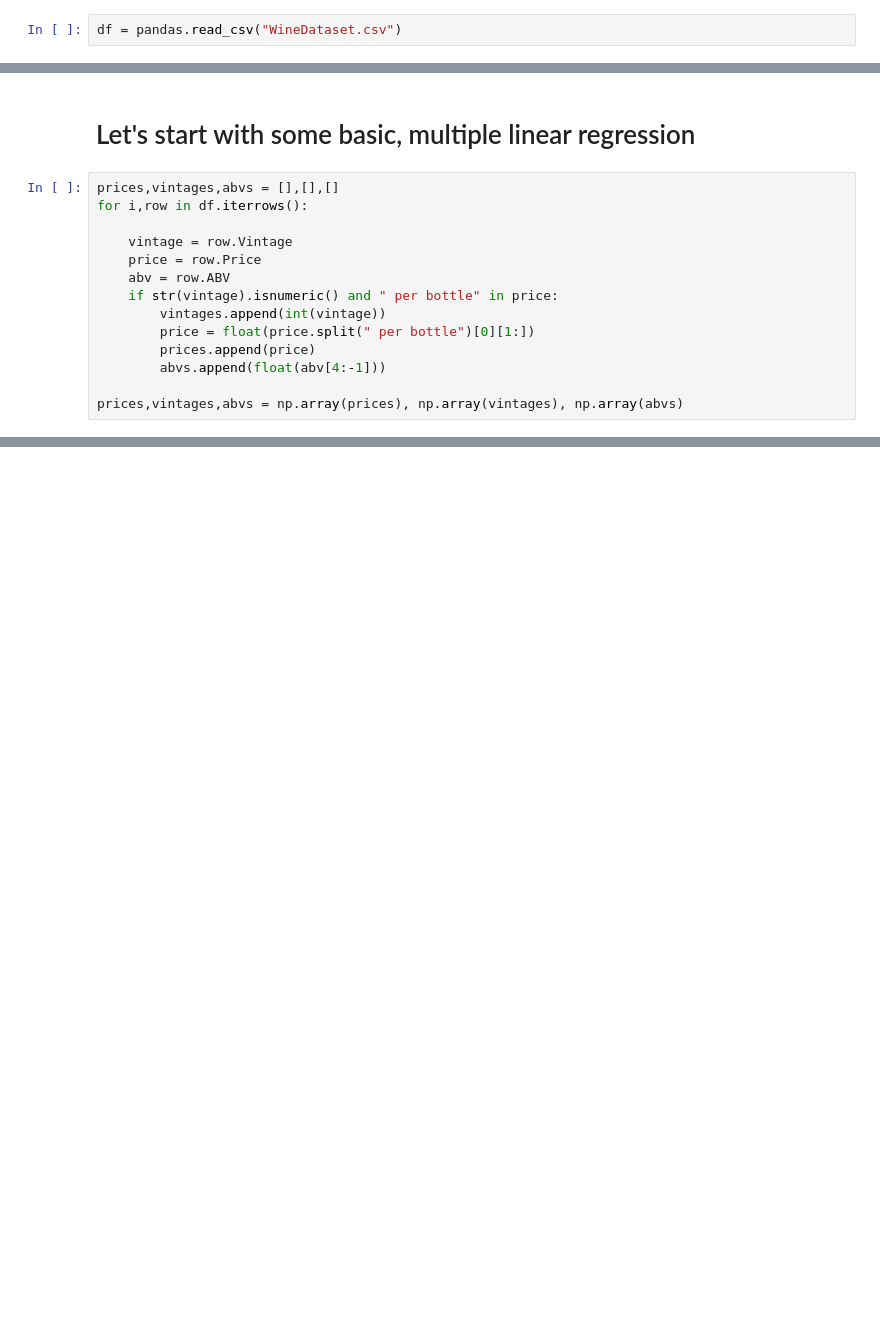
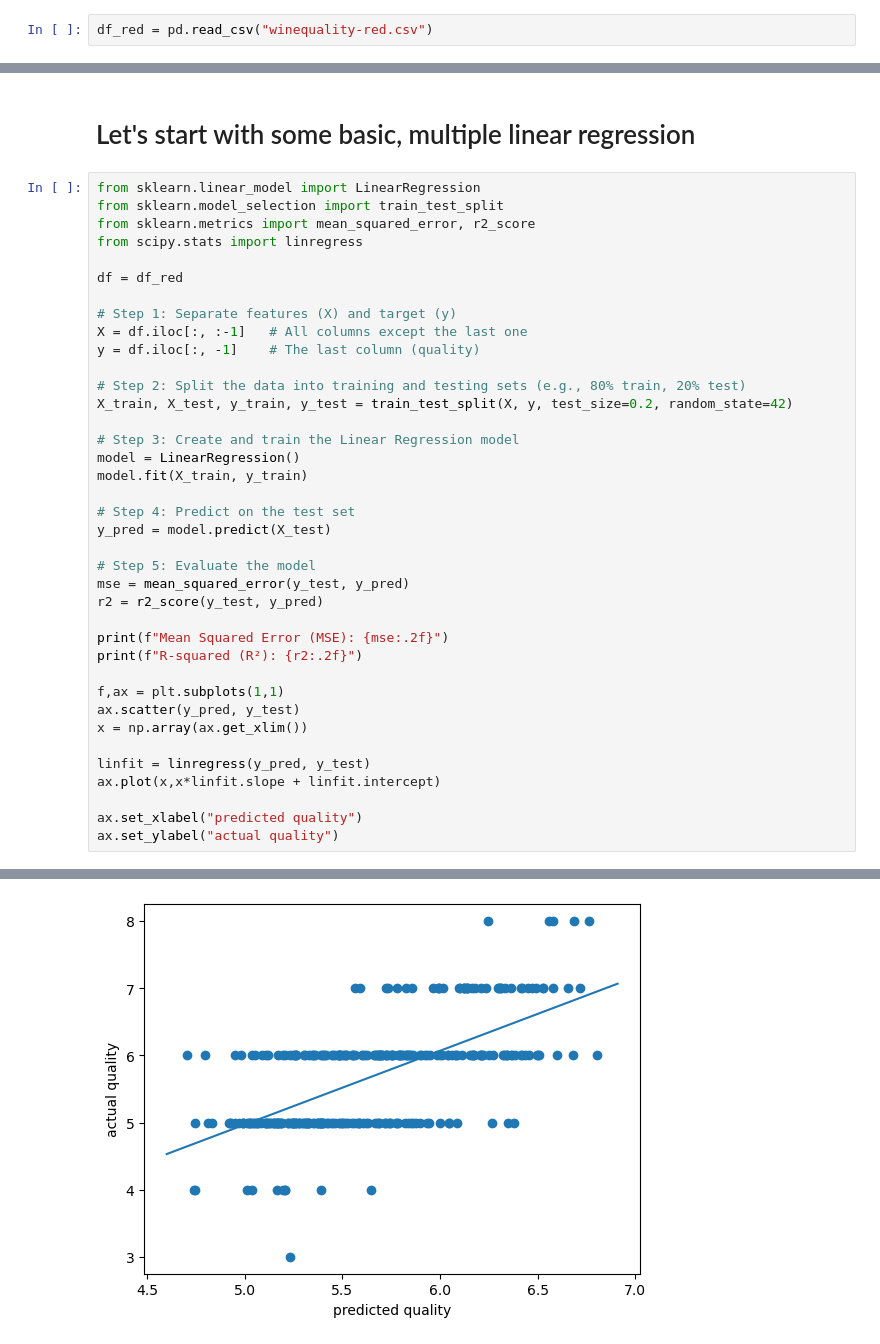
Before and after one commit to Delekof/Machine-Learning-Practice, a Jupyter notebook: main_notebook.ipynb, the cells around one changed output, grey strips where cells are left out. Drawn from its saved outputs; the diff is of its cells as text; blank space fills up the shorter version.

```diff
--- a/main_notebook.ipynb
+++ b/main_notebook.ipynb
@@ -5,4 +5,4 @@ import numpy as np
 import matplotlib.pyplot as plt
 import seaborn as sns
 # %%
-df = pandas.read_csv("WineDataset.csv")
+df_red = pd.read_csv("winequality-red.csv")
@@ -30,16 +25,41 @@ Name: 1289, dtype: object
 # %% [markdown]
 # Let's start with some basic, multiple linear regression
 # %%
-prices,vintages,abvs = [],[],[]
-for i,row in df.iterrows():
+from sklearn.linear_model import LinearRegression
+from sklearn.model_selection import train_test_split
+from sklearn.metrics import mean_squared_error, r2_score
+from scipy.stats import linregress
 
-    vintage = row.Vintage
-    price = row.Price
-    abv = row.ABV
-    if str(vintage).isnumeric() and " per bottle" in price:
-        vintages.append(int(vintage))
-        price = float(price.split(" per bottle")[0][1:])
-        prices.append(price)
-        abvs.append(float(abv[4:-1]))
+df = df_red
 
-prices,vintages,abvs = np.array(prices), np.array(vintages), np.array(abvs)
+# Step 1: Separate features (X) and target (y)
+X = df.iloc[:, :-1]   # All columns except the last one
+y = df.iloc[:, -1]    # The last column (quality)
+
+# Step 2: Split the data into training and testing sets (e.g., 80% train, 20% test)
+X_train, X_test, y_train, y_test = train_test_split(X, y, test_size=0.2, random_state=42)
+
+# Step 3: Create and train the Linear Regression model
+model = LinearRegression()
+model.fit(X_train, y_train)
+
+# Step 4: Predict on the test set
+y_pred = model.predict(X_test)
+
+# Step 5: Evaluate the model
+mse = mean_squared_error(y_test, y_pred)
+r2 = r2_score(y_test, y_pred)
+
+print(f"Mean Squared Error (MSE): {mse:.2f}")
+print(f"R-squared (R²): {r2:.2f}")
+
+f,ax = plt.subplots(1,1)
+ax.scatter(y_pred, y_test)
+x = np.array(ax.get_xlim())
+
+linfit = linregress(y_pred, y_test)
+ax.plot(x,x*linfit.slope + linfit.intercept)
+
+ax.set_xlabel("predicted quality")
+ax.set_ylabel("actual quality")
+# %% [output]
@@ -45,0 +69 @@ prices,vintages,abvs = np.array(prices), np.array(vintages), np.array(abvs)
+[figure, added]
```
Also changed, not shown: parts of 30 cells of this notebook, 2 other files.
